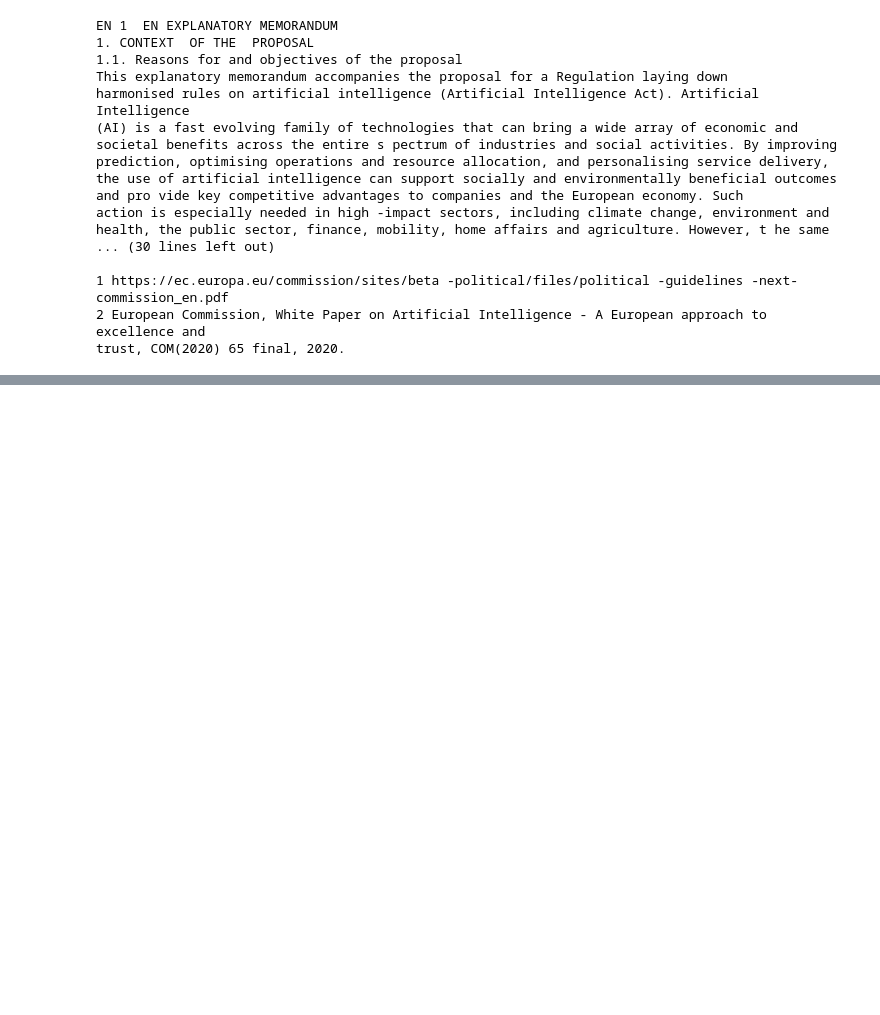
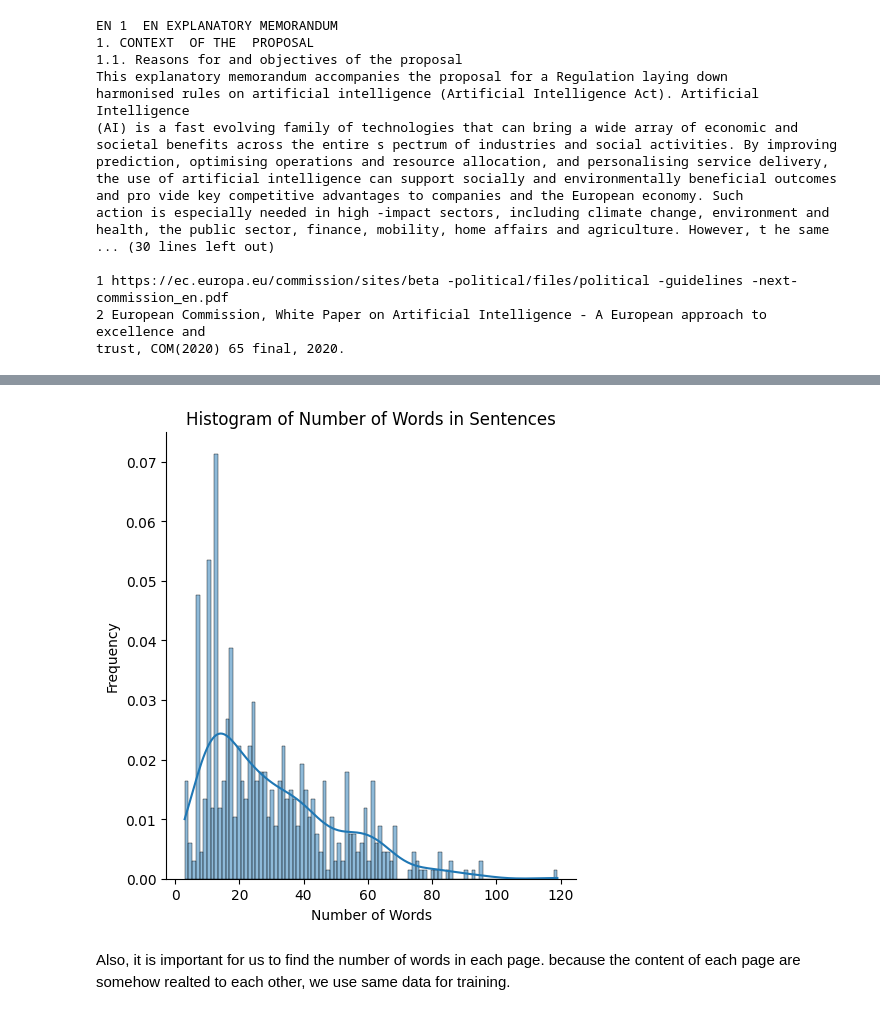
Before and after one commit to kkasra12/act_visualization, a Jupyter notebook: main.ipynb, the cells around one changed output, grey strips where cells are left out. Saved outputs shown, nothing was run; the diff lists cells and outputs as text; code cells hidden in the pictures; blank space fills up the shorter version.

```diff
--- a/main.ipynb
+++ b/main.ipynb
@@ -51,0 +121,3 @@ trust, COM(2020) 65 final, 2020.
+# %%
+scrapper = Scrapper()
+scrapper.unvisited_links
@@ -51,0 +190,6 @@ trust, COM(2020) 65 final, 2020.
+# %%
+sentences = []
+for page in scrapper.content:
+    for p in page:
+        sentences.extend(sent_tokenize(p))
+sentences
@@ -51,0 +254,4 @@ trust, COM(2020) 65 final, 2020.
+# %%
+sentences = [s for s in sentences if len(word_tokenize(s)) > 2]
+number_of_words_in_sentence = [len(word_tokenize(sent)) for sent in sentences]
+np.unique(number_of_words_in_sentence, return_counts=True)
@@ -51,0 +271,9 @@ trust, COM(2020) 65 final, 2020.
+# %%
+fig = sns.displot(number_of_words_in_sentence,  kde=True, stat="density", bins=100)
+fig.set(xlabel='Number of Words', ylabel='Frequency', title = 'Histogram of Number of Words in Sentences')
+plt.show()
+# %% [output]
+[figure, added]
+# %% [markdown]
+Also, it is important for us to find the number of words in each page.
+because the content of each page are somehow realted to each other, we use same data for training.
```
Also changed, not shown: parts of 37 cells of this notebook, 3 other files.
